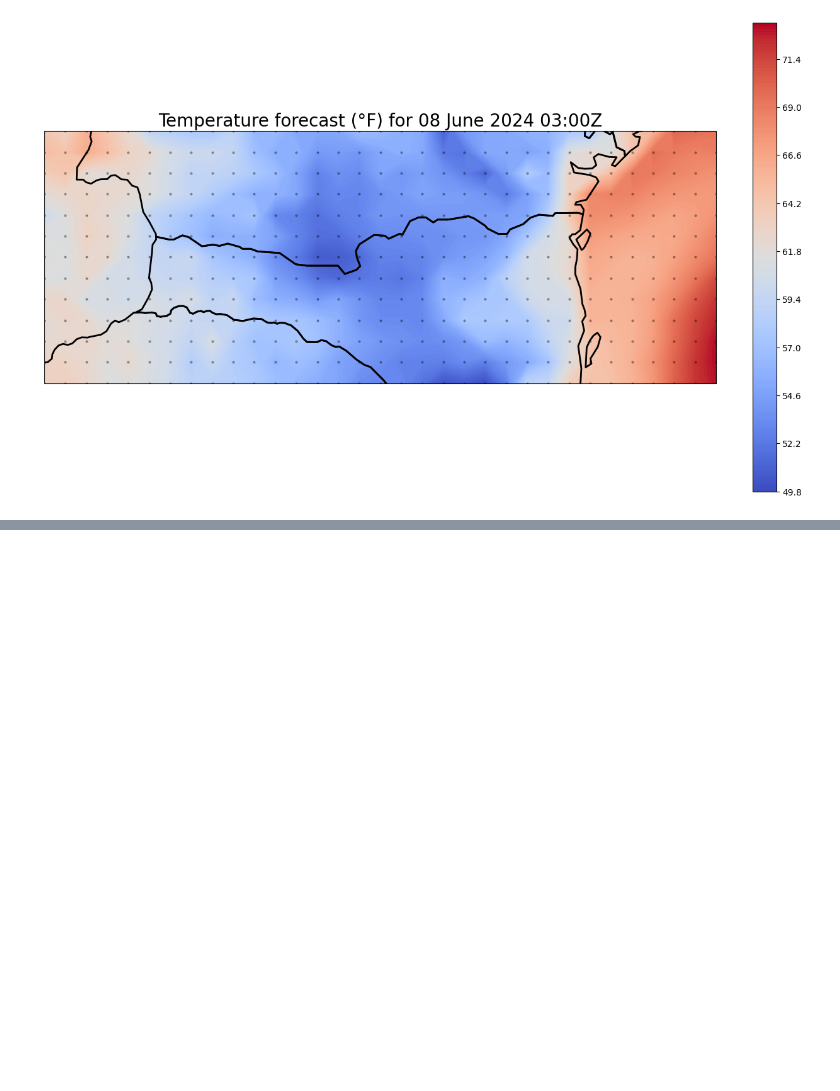
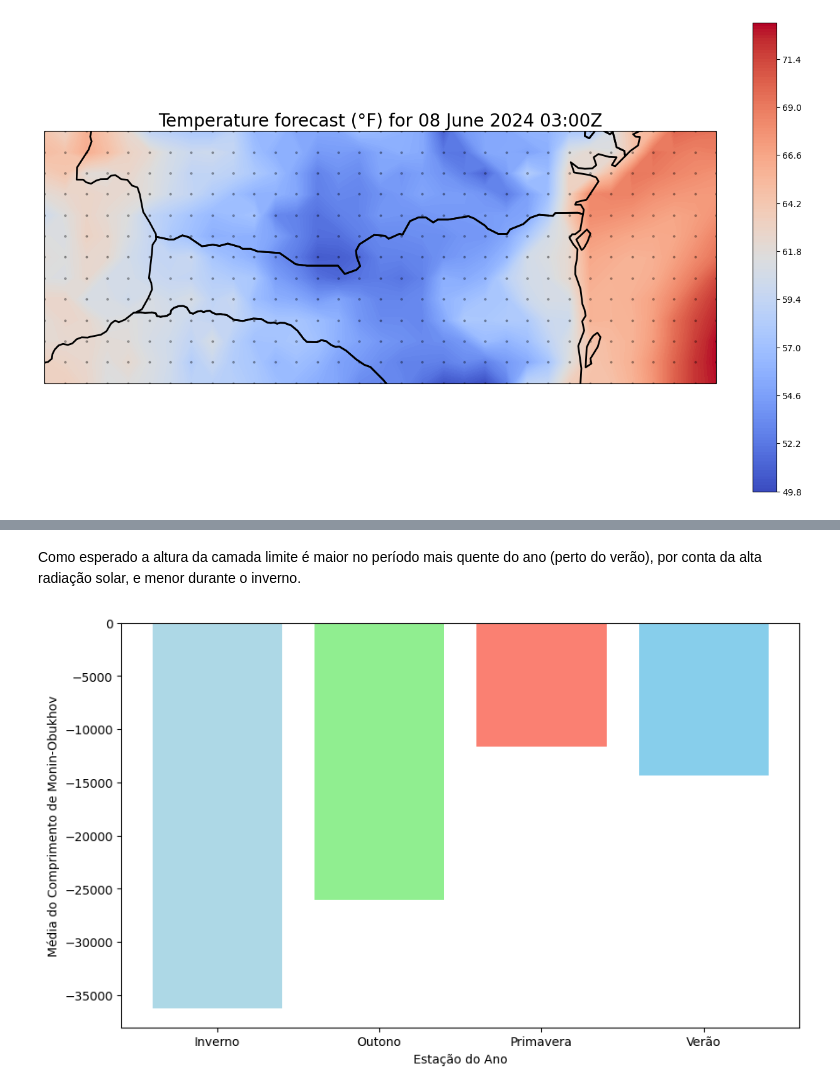
Before and after one commit to Marcosperrude/ENS5173_202401, a Jupyter notebook: atividade02.ipynb, the cells around one changed output, grey strips where cells are left out. Cells and saved outputs as stored; diff of their text form; code cells hidden in the pictures; blank space fills up the shorter version.

```diff
--- a/atividade02.ipynb
+++ b/atividade02.ipynb
@@ -516,0 +606,25 @@ ax.plot(lon_2d.flatten(), lat_2d.flatten(), marker='o', color='black', markersiz
+# %%
+import pandas as pd
+import numpy as np
+import matplotlib.pyplot as plt
+
+# Carregar os dados do arquivo CSV
+data = pd.read_csv("C:/Users/marcos perrude/Downloads/poluicao/ENS5173_202401/inputs/Dadosmeto/dado_meteo.csv", encoding='utf-8')
+
+# Renomear as colunas para facilitar o acesso
+data.columns = [
+    'Ano', 'mes', 'dia', 'hora',
+    'fluxo_calor_sensivel', 'velocidade_friccao', 'escala_velocidade_convectiva',
+    'gradiente_temp_potencial', 'altura_mistura_convectiva', 'altura_mistura_mecanica',
+    'comprimento_monin_obukhov', 'comprimento_rugosidade', 'razao_bowen', 'albedo',
+    'velocidade_vento', 'direcao_vento', 'altura_anemometro',
+    'temperatura', 'altura_temperatura',
+    'codigo_precipitacao', 'quantidade_precipitacao', 'umidade_relativa',
+    'pressao_estacao', 'cobertura_nuvens',
+]
+
+# Calcular a estabilidade da camada limite
+data['estabilidade'] = np.where(data['comprimento_monin_obukhov'] > 0, 'Estável', 'Instável')
+
+# Calcular a intensidade da turbulência
+data['intensidade_turbulencia'] = data['velocidade_friccao'] / data['velocidade_vento']
@@ -516,0 +747,20 @@ ax.plot(lon_2d.flatten(), lat_2d.flatten(), marker='o', color='black', markersiz
+# %% [markdown]
+Como esperado a altura da camada limite é maior no período mais quente do ano (perto do verão), por conta da alta radiação solar, e menor durante o inverno.
+# %%
+import matplotlib.pyplot as plt
+
+# Calcular a média do comprimento de Monin-Obukhov por estação do ano
+media_comprimento_monin_obukhov_por_estacao = data.groupby('estacao')['comprimento_monin_obukhov'].mean()
+
+# Configurar o tamanho do gráfico
+plt.figure(figsize=(10, 6))
+
+# Gráfico de barras para a média do comprimento de Monin-Obukhov por estação do ano
+plt.bar(media_comprimento_monin_obukhov_por_estacao.index, media_comprimento_monin_obukhov_por_estacao, color=cores)
+plt.xlabel('Estação do Ano')
+plt.ylabel('Média do Comprimento de Monin-Obukhov')
+
+# Mostrar o gráfico
+plt.show()
+# %% [output]
+[figure, added]
```
Also changed, not shown: parts of 11 cells of this notebook.
